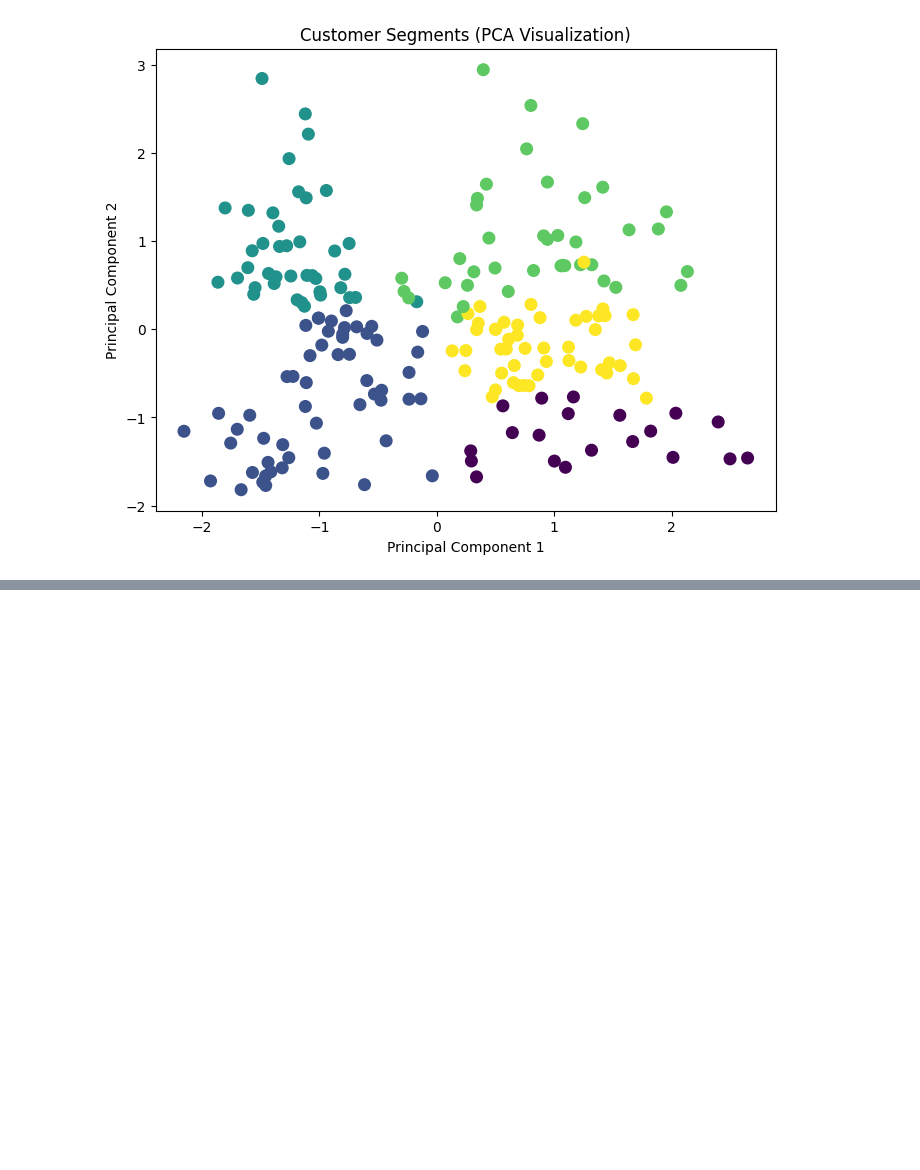
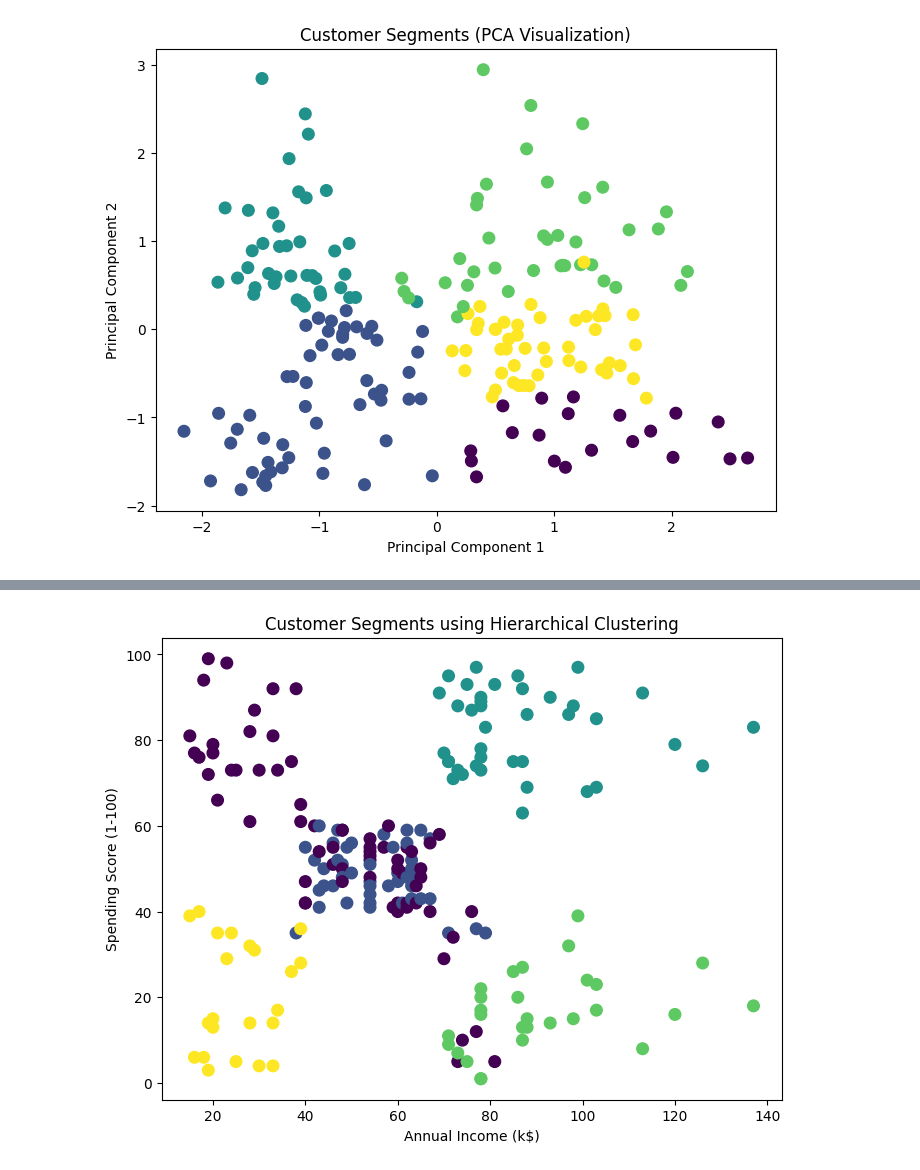
Before and after one commit to haneef333/customer-segmentation, a Jupyter notebook: notebooks/customer_segmentation.ipynb, the cells around one changed output, grey strips where cells are left out. Saved outputs shown, nothing was run; the diff lists cells and outputs as text; code cells hidden in the pictures; blank space fills up the shorter version.

```diff
--- a/notebooks/customer_segmentation.ipynb
+++ b/notebooks/customer_segmentation.ipynb
@@ -321,0 +338,6 @@ plt.show()
+# %%
+from sklearn.cluster import AgglomerativeClustering
+hc = AgglomerativeClustering(n_clusters=5)
+hc_labels = hc.fit_predict(X_scaled)
+df["HC_Cluster"] = hc_labels
+df["HC_Cluster"].value_counts().sort_index()
@@ -321,0 +352,18 @@ plt.show()
+# %%
+plt.figure(figsize=(8,6))
+
+plt.scatter(
+    df["Annual Income (k$)"],
+    df["Spending Score (1-100)"],
+    c=df["HC_Cluster"],
+    cmap="viridis",
+    s=70
+)
+
+plt.xlabel("Annual Income (k$)")
+plt.ylabel("Spending Score (1-100)")
+plt.title("Customer Segments using Hierarchical Clustering")
+
+plt.show()
+# %% [output]
+[figure, added]
```
Also changed, not shown: parts of 3 cells of this notebook.
